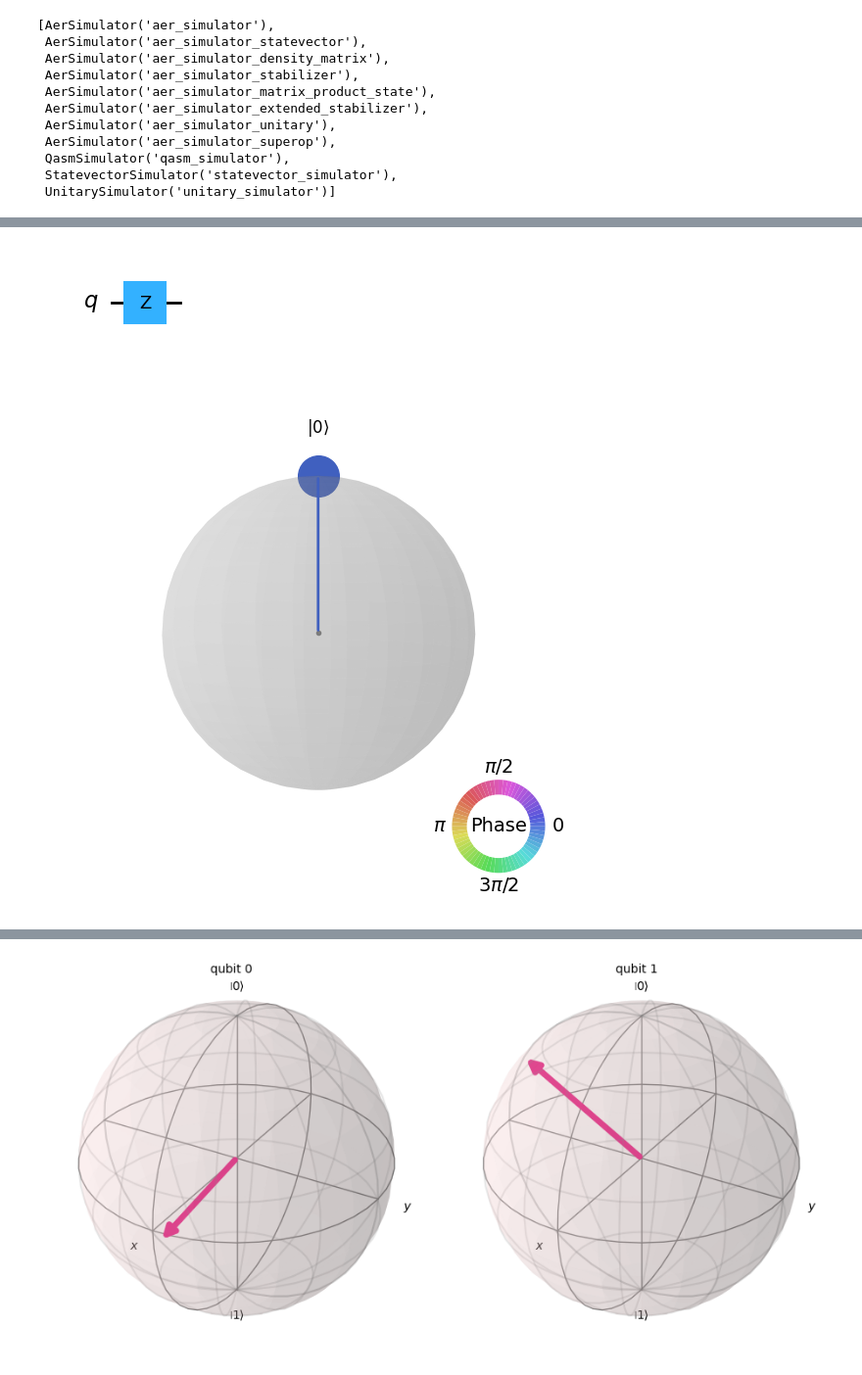
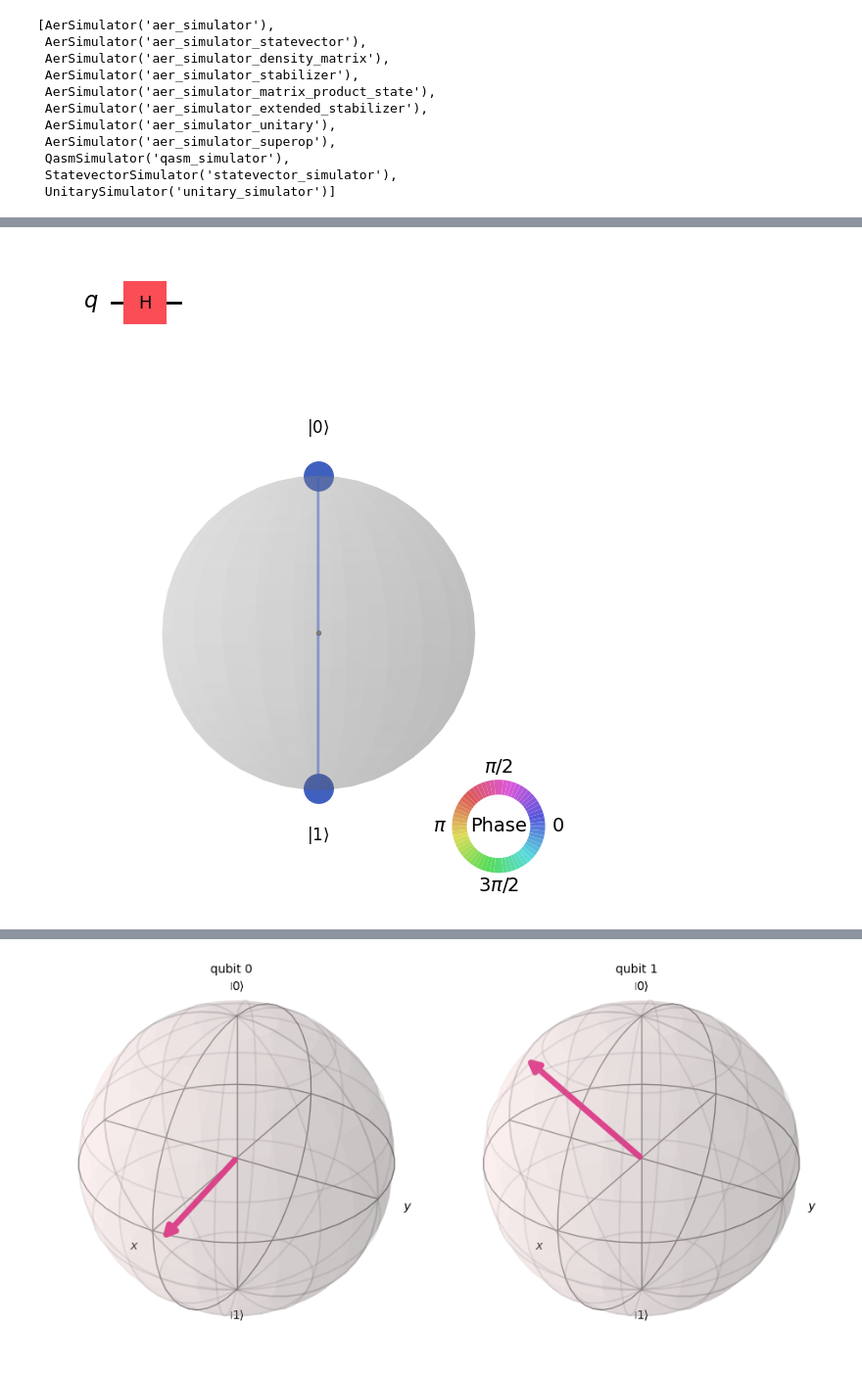
Before and after one commit to oooookk7/Quantum-Computing-with-Qiskit, a Jupyter notebook: 01-teleportation.ipynb, the cells around one changed output, grey strips where cells are left out. Shown at 98% size. Saved outputs shown, nothing was run; the diff lists cells and outputs as text; code cells hidden in the pictures.

```diff
--- a/01-teleportation.ipynb
+++ b/01-teleportation.ipynb
@@ -104,11 +164,11 @@ $
 # %%
 qc = QuantumCircuit(1)
-qc.z(0)
+qc.h(0)
 qc.draw('mpl')
 # %% [output]
-[figure, old version]
+[figure, new version]
 # %%
 state = Statevector.from_instruction(qc)
-plot_state_qsphere(state)
+plot_state_qsphere(qc)
 # %% [output]
-[figure, old version]
+[figure, new version]
```
Also changed, not shown: parts of 26 cells of this notebook, 2 other files.
